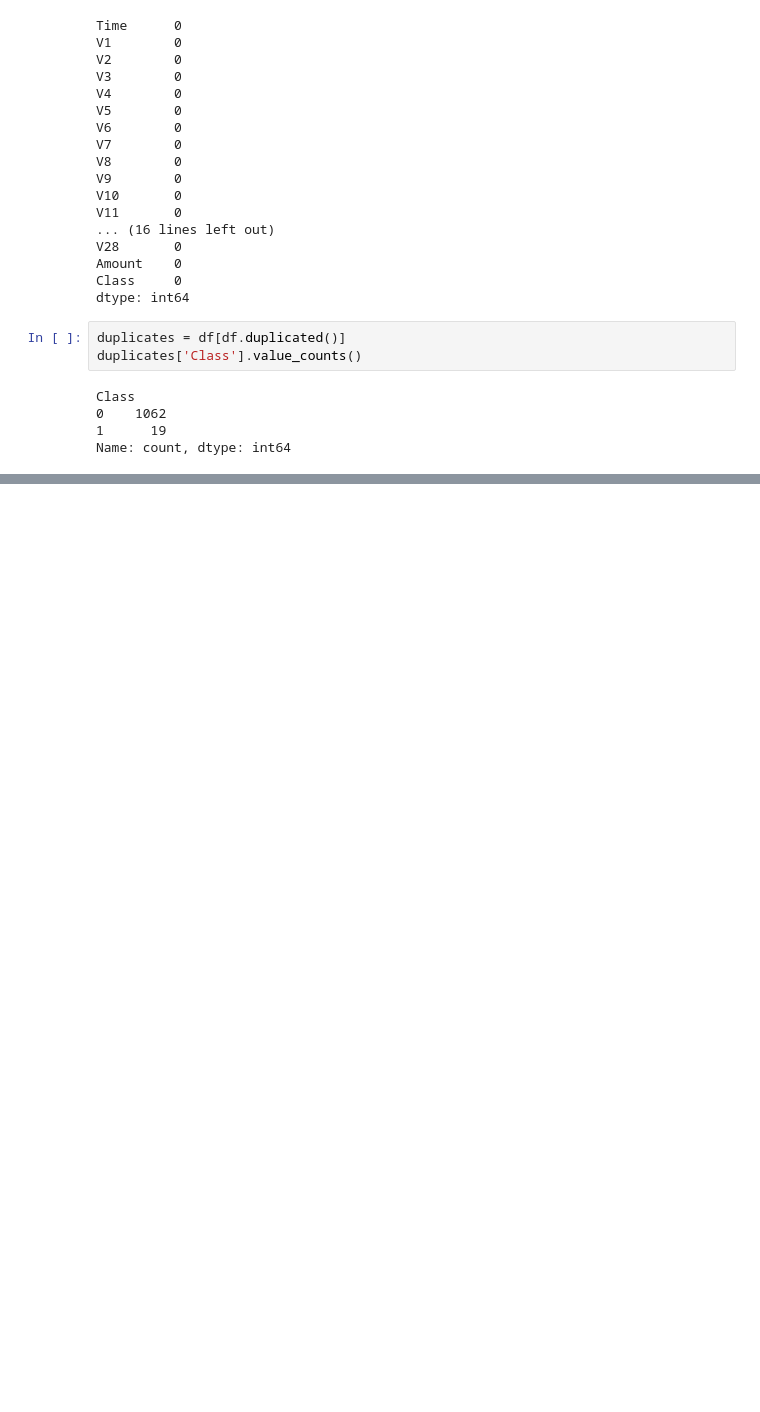
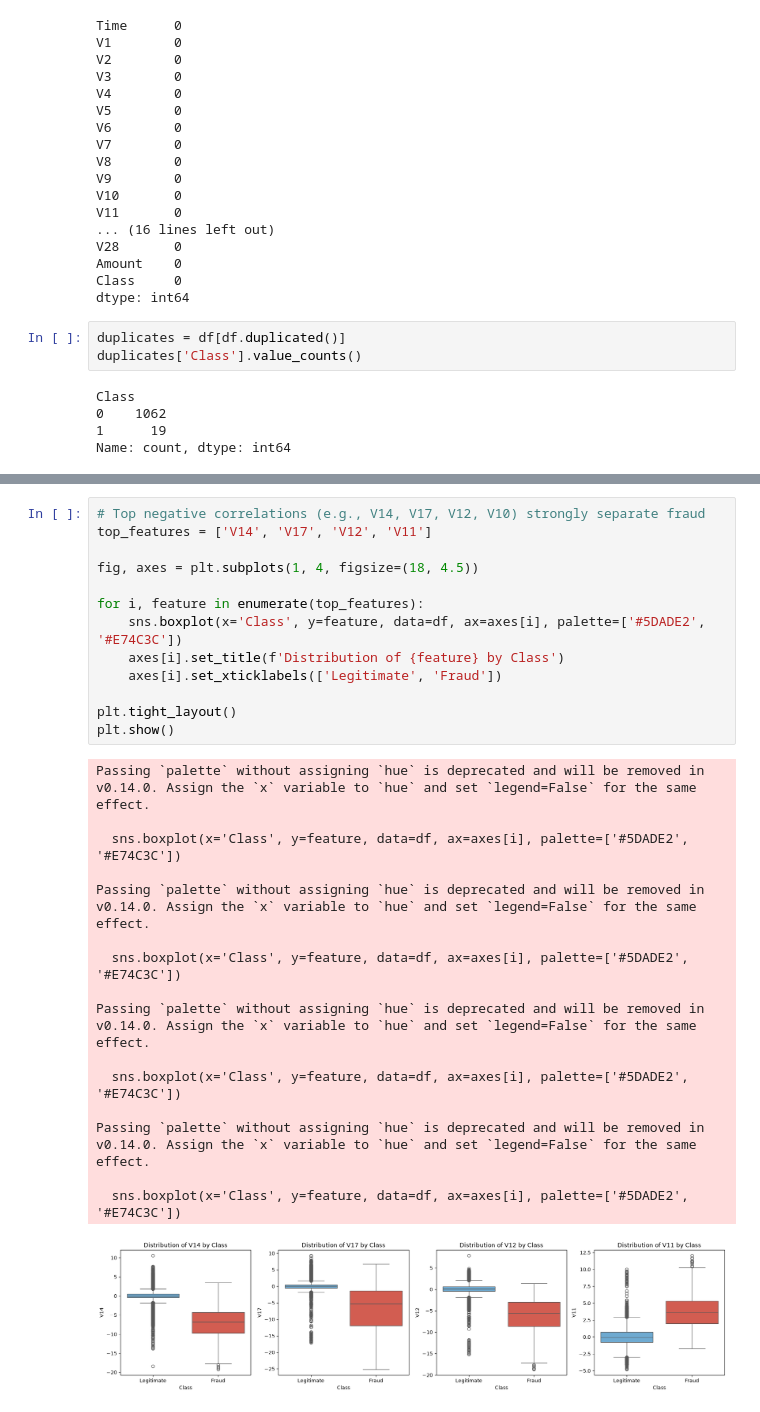
Before and after one commit to PIYUSH-1O1/credit_card_fraud_detection_ML, a Jupyter notebook: notebooks/cc_fraud.ipynb, the cells around one changed output, grey strips where cells are left out. Drawn from its saved outputs; the diff is of its cells as text; blank space fills up the shorter version.

```diff
--- a/notebooks/cc_fraud.ipynb
+++ b/notebooks/cc_fraud.ipynb
@@ -136,0 +221,30 @@ plt.show()
+# %%
+# Top negative correlations (e.g., V14, V17, V12, V10) strongly separate fraud
+top_features = ['V14', 'V17', 'V12', 'V11']
+
+fig, axes = plt.subplots(1, 4, figsize=(18, 4.5))
+
+for i, feature in enumerate(top_features):
+    sns.boxplot(x='Class', y=feature, data=df, ax=axes[i], palette=['#5DADE2', '#E74C3C'])
+    axes[i].set_title(f'Distribution of {feature} by Class')
+    axes[i].set_xticklabels(['Legitimate', 'Fraud'])
+
+plt.tight_layout()
+plt.show()
+# %% [output]
+Passing `palette` without assigning `hue` is deprecated and will be removed in v0.14.0. Assign the `x` variable to `hue` and set `legend=False` for the same effect.
+
+  sns.boxplot(x='Class', y=feature, data=df, ax=axes[i], palette=['#5DADE2', '#E74C3C'])
+
+Passing `palette` without assigning `hue` is deprecated and will be removed in v0.14.0. Assign the `x` variable to `hue` and set `legend=False` for the same effect.
+
+  sns.boxplot(x='Class', y=feature, data=df, ax=axes[i], palette=['#5DADE2', '#E74C3C'])
+
+Passing `palette` without assigning `hue` is deprecated and will be removed in v0.14.0. Assign the `x` variable to `hue` and set `legend=False` for the same effect.
+
+  sns.boxplot(x='Class', y=feature, data=df, ax=axes[i], palette=['#5DADE2', '#E74C3C'])
+
+Passing `palette` without assigning `hue` is deprecated and will be removed in v0.14.0. Assign the `x` variable to `hue` and set `legend=False` for the same effect.
+
+  sns.boxplot(x='Class', y=feature, data=df, ax=axes[i], palette=['#5DADE2', '#E74C3C'])
+[figure, added]
```
Also changed, not shown: parts of 16 cells of this notebook.
